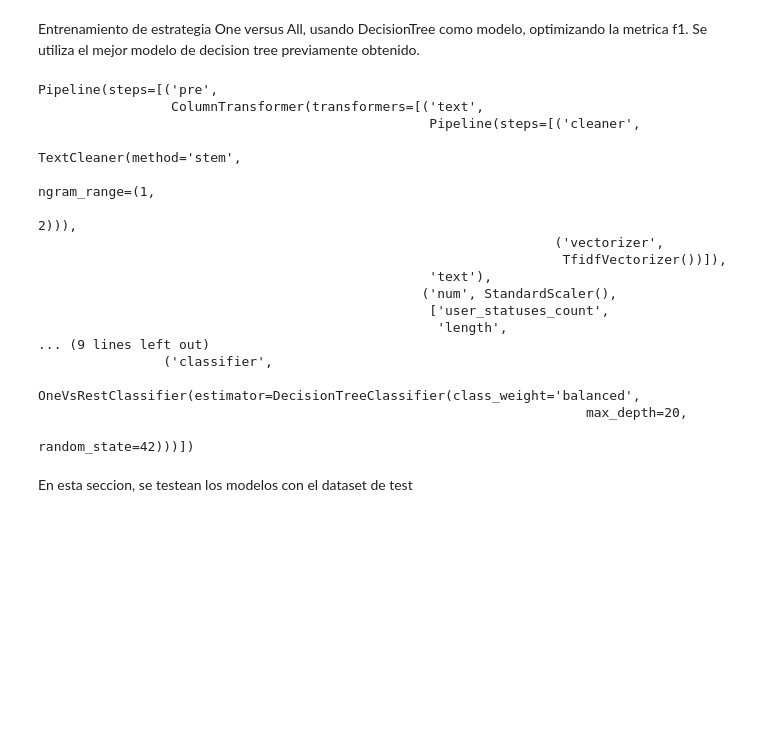
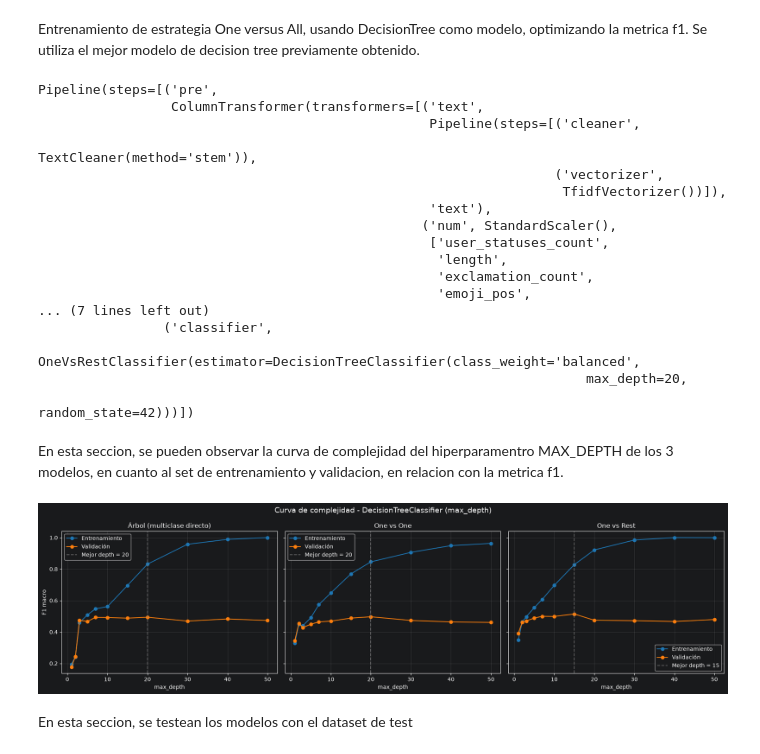
Before and after one commit to LucasFis/Tp_tweets, a Jupyter notebook: Tp_tweets.ipynb, the cells around one changed output. Saved outputs shown, nothing was run; the diff lists cells and outputs as text; code cells hidden in the pictures; blank space fills up the shorter version.

```diff
--- a/Tp_tweets.ipynb
+++ b/Tp_tweets.ipynb
@@ -720,32 +616,85 @@ Entrenamiento de estrategia One versus All, usando DecisionTree como modelo, opt
 from sklearn.multiclass import OneVsRestClassifier
 
 # Modelo 3: One-vs-Rest (One-vs-All)
-modelo_ova = Pipeline([
-    ("pre", clone(mejor_pre)),
+modelo_ova_dt = Pipeline([
+    ("pre", clone(preprocesador_dt)),
     ("classifier", OneVsRestClassifier(
-        mejor_arbol
+        mejor_modelo_dt
     ))
 ])
 
-modelo_ova.fit(X_train, y_train)
+modelo_ova_dt.fit(X_train, y_train)
 # %% [output]
 Pipeline(steps=[('pre',
                  ColumnTransformer(transformers=[('text',
                                                   Pipeline(steps=[('cleaner',
-                                                                   TextCleaner(method='stem',
-                                                                               ngram_range=(1,
-                                                                                            2))),
+                                                                   TextCleaner(method='stem')),
                                                                   ('vectorizer',
                                                                    TfidfVectorizer())]),
                                                   'text'),
                                                  ('num', StandardScaler(),
                                                   ['user_statuses_count',
                                                    'length',
-... (9 lines left out)
+                                                   'exclamation_count',
+                                                   'emoji_pos',
+... (7 lines left out)
                 ('classifier',
                  OneVsRestClassifier(estimator=DecisionTreeClassifier(class_weight='balanced',
                                                                       max_depth=20,
                                                                       random_state=42)))])
+# %% [markdown]
+En esta seccion, se pueden observar la curva de complejidad del hiperparamentro MAX_DEPTH de los 3 modelos, en cuanto al set de entrenamiento y validacion, en relacion con la metrica f1.
+# %%
+import numpy as np
+import matplotlib.pyplot as plt
+from sklearn.base import clone
+from sklearn.metrics import f1_score, classification_report
+
+# Preprocesador ya ajustado sobre X_train (es el mismo en los 3 pipelines)
+pre = pipeline_dt.named_steps["pre"]
+Xtr = pre.transform(X_train)
+Xva = pre.transform(X_val)
+
+rango_depth = [1, 2, 3, 5, 7, 10, 15, 20, 30, 40, 50]
+
+modelos = {
+    "Árbol (multiclase directo)": (pipeline_dt,    "max_depth"),
+    "One vs One":                 (modelo_ovo_dt,  "estimator__max_depth"),
+    "One vs Rest":                (modelo_ova_dt,  "estimator__max_depth"),
+}
+
+fig, axes = plt.subplots(1, 3, figsize=(18, 5), sharey=True)
+
+for ax, (nombre, (modelo, param)) in zip(axes, modelos.items()):
+    clf_base = modelo.named_steps["classifier"]
+    f1_train, f1_val = [], []
+
+    for d in rango_depth:
+        clf = clone(clf_base).set_params(**{param: d})
+        clf.fit(Xtr, y_train)
+        f1_train.append(f1_score(y_train, clf.predict(Xtr), average="macro"))
+        f1_val.append(f1_score(y_val, clf.predict(Xva), average="macro"))
+
+    f1_train, f1_val = np.array(f1_train), np.array(f1_val)
+
+    ax.plot(rango_depth, f1_train, "o-", label="Entrenamiento", color="tab:blue")
+    ax.plot(rango_depth, f1_val, "o-", label="Validación", color="tab:orange")
+
+    mejor = rango_depth[f1_val.argmax()]
+    ax.axvline(mejor, color="gray", linestyle="--", alpha=0.7,
+               label=f"Mejor depth = {mejor}")
+
+    ax.set_title(nombre)
+    ax.set_xlabel("max_depth")
+    ax.grid(alpha=0.3)
+    ax.legend()
+
+axes[0].set_ylabel("F1 macro")
+fig.suptitle("Curva de complejidad - DecisionTreeClassifier (max_depth)", fontsize=14)
+plt.tight_layout()
+plt.show()
+# %% [output]
+[figure, added]
 # %% [markdown]
 En esta seccion, se testean los modelos con el dataset de test
 # %%
```
Also changed, not shown: parts of 18 cells of this notebook.
